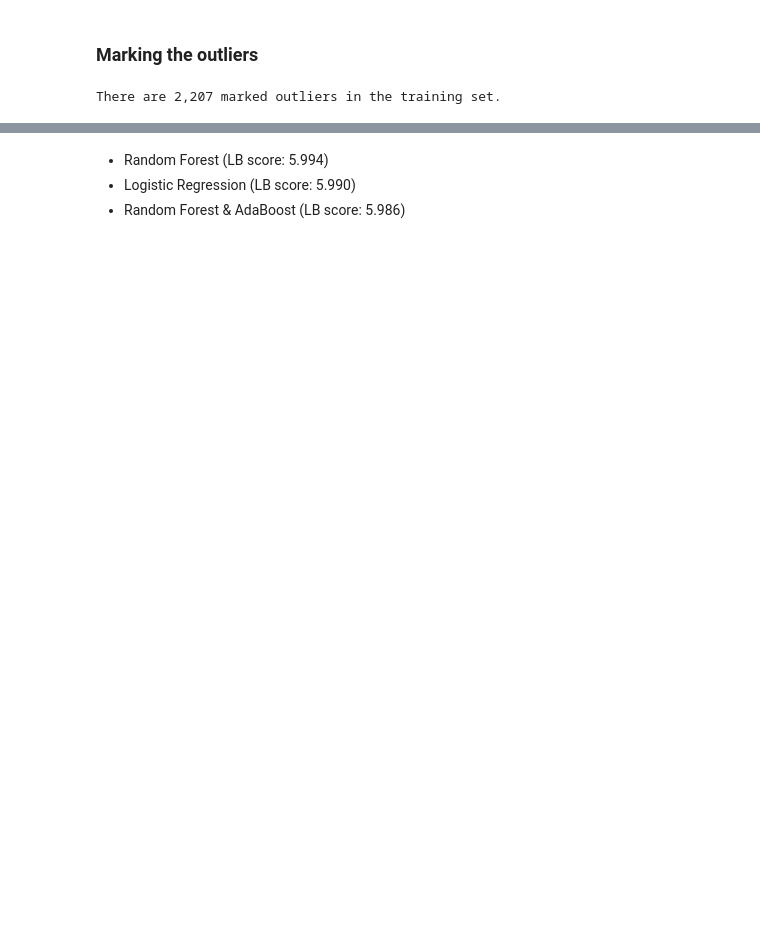
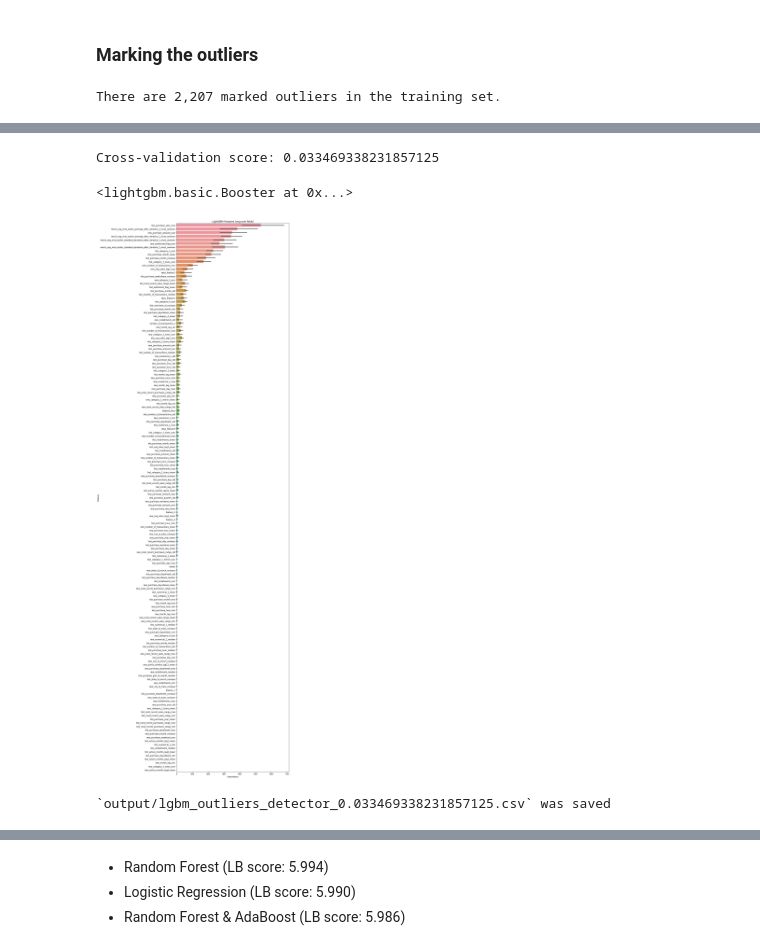
Before and after one commit to Zol-S/kaggle, a Jupyter notebook: Elo Merchant Category Recommendation/3.10_Binary_outlier_detector.ipynb, the cells around one changed output, grey strips where cells are left out. Cells and saved outputs as stored; diff of their text form; code cells hidden in the pictures; blank space fills up the shorter version.

Commit message:
Updated the outlier detector
Updated the outlier detector

```diff
--- a/Elo Merchant Category Recommendation/3.10_Binary_outlier_detector.ipynb
+++ b/Elo Merchant Category Recommendation/3.10_Binary_outlier_detector.ipynb
@@ -180,4 +182,7 @@ df_train_clean.shape[1], df_test_clean.shape[1]
+# %%
+features_train.remove('target')
+features_train.remove('outlier')
 # %%
-target = df_train_clean['outlier']
-df_train_clean = df_train_clean.drop(['outlier'], axis=1)
+target = df_train_target['target']
+df_train_target = df_train_target.drop(['target', 'outlier'], axis=1)
 # %%
@@ -202,21 +211,21 @@ param = {
     "verbosity": -1
 }
 
-folds = StratifiedKFold(n_splits=5, shuffle=True, random_state=2333)
+folds = KFold(n_splits=5, shuffle=True, random_state=2333)
 
-oof = np.zeros(len(df_train_clean))
+oof = np.zeros(len(df_train_target))
 predictions = np.zeros(len(df_test_clean))
 
 feature_importance_df = pd.DataFrame()
 
-for fold_, (trn_idx, val_idx) in enumerate(folds.split(df_train_clean.values, target.values)):
-    print("Fold {}.".format(fold_ + 1))
-    trn_data = lgb.Dataset(df_train_clean.iloc[trn_idx], label=target.iloc[trn_idx])
-    val_data = lgb.Dataset(df_train_clean.iloc[val_idx], label=target.iloc[val_idx])
+for fold_, (trn_idx, val_idx) in enumerate(folds.split(df_train_target.values, target.values)):
+    print("\nFold {}.".format(fold_ + 1))
+    trn_data = lgb.Dataset(df_train_target.iloc[trn_idx], label=target.iloc[trn_idx])
+    val_data = lgb.Dataset(df_train_target.iloc[val_idx], label=target.iloc[val_idx])
 
     num_round = 10000
-    clf = lgb.train(param, trn_data, num_round, valid_sets = [trn_data, val_data], verbose_eval=100, early_stopping_rounds=100)
-    oof[val_idx] = clf.predict(df_train_clean.iloc[val_idx], num_iteration=clf.best_iteration)
+    clf = lgb.train(param, trn_data, num_round, valid_sets = [trn_data, val_data], verbose_eval=100, early_stopping_rounds=200)
+    oof[val_idx] = clf.predict(df_train_target.iloc[val_idx], num_iteration=clf.best_iteration)
     fold_importance_df = pd.DataFrame()
     fold_importance_df["feature"] = features_train
     fold_importance_df["importance"] = clf.feature_importance()
@@ -271,0 +288,3 @@ Load the model that was trained on the training set without outliers.
+# %%
+target = df_train_outlier['outlier']
+df_train_outlier = df_train_outlier.drop(['target', 'outlier'], axis=1)
@@ -272,2 +349,9 @@ Load the model that was trained on the training set without outliers.
+# %%
+cross_validation_o = log_loss(target, oof)
+print('Cross-validation score: ' + str(cross_validation_o))
+# %% [output]
+Cross-validation score: 0.033469338231857125
 # %%
-clf = lgb.Booster(model_file='models/lightgbm_all.txt')
+clf.save_model('models/lightgbm_outliers_detector_with_features_from_lk.txt')
+# %% [output]
+<lightgbm.basic.Booster at 0x...>
@@ -280 +358,25 @@ predictions = clf.predict(df_test[features])
+# %%
+cols = (feature_importance_df[["feature", "importance"]]
+        .groupby("feature")
+        .mean()
+        .sort_values(by="importance", ascending=False)[:1000].index)
+
+best_features = feature_importance_df.loc[feature_importance_df['feature'].isin(cols)]
+
+plt.figure(figsize=(14, 40))
+sns.barplot(x="importance",
+            y="feature",
+            data=best_features.sort_values(by="importance", ascending=False))
+plt.title('LightGBM Features (avg over folds)')
+plt.tight_layout()
+plt.savefig('lgbm_importances.png')
+# %% [output]
+[figure, added]
+# %%
+df_sub = pd.DataFrame({"card_id":df_test["card_id"].values})
+df_sub["target"] = predictions
+df_sub.to_csv("output/lgbm_outliers_detector_{}.csv".format(cross_validation_o), index=False)
+print("`output/lgbm_outliers_detector_{}.csv` was saved".format(cross_validation_o))
+# %% [output]
+`output/lgbm_outliers_detector_0.033469338231857125.csv` was saved
 # %%
```
Also changed, not shown: parts of 48 cells of this notebook, 1 other file.
